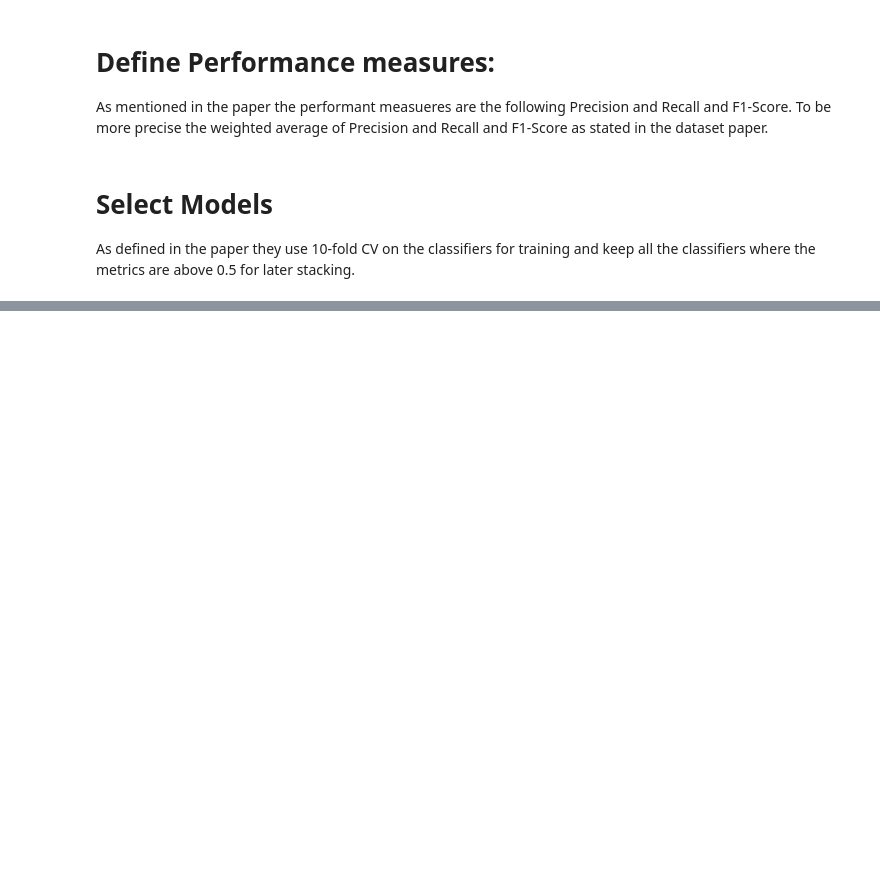
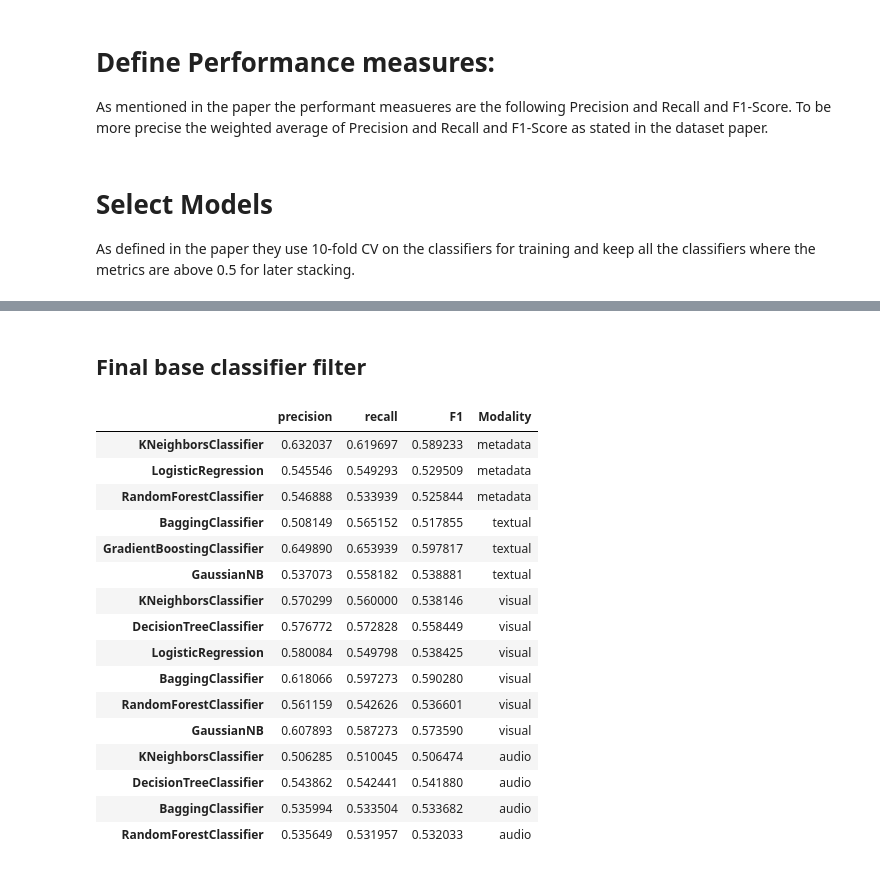
Before and after one commit to patrickFuerst/CoE_task, a Jupyter notebook: classifier_selection.ipynb, the cells around one changed output, grey strips where cells are left out. Cells and saved outputs as stored; diff of their text form; code cells hidden in the pictures; blank space fills up the shorter version.

```diff
--- a/classifier_selection.ipynb
+++ b/classifier_selection.ipynb
@@ -412,0 +605,31 @@ evaluate_models(X_onehotencoded, df_y)
+# %%
+from sklearn.preprocessing import StandardScaler,RobustScaler
+
+################## Use audio data  ###################
+display('################## Use audio data  ###################')
+
+df_movies = df_labled_movies.drop(['movie'],axis=1)
+df_train = pd.merge(df_movies,pd.DataFrame(df_audio_data_processed), on='filename')
+df_train.drop(['filename'],axis=1, inplace=True)
+display(df_train.head(5))
+df_X = df_train.drop('goodforairplane',axis=1)
+df_y = df_train['goodforairplane']
+
+
+display("---- RAW Data ----")
+metrics = evaluate_models(df_X, df_y)
+display(metrics)
+
+# save  the final table
+metrics['Modality'] = 'audio'
+df_final_results = df_final_results.append(metrics)
+
+display("---- Scaled Data ----")
+df_scaled_X = StandardScaler().fit_transform(df_X)
+metrics = evaluate_models(df_scaled_X, df_y)
+display(metrics)
+
+display("---- RobustScaler Data ----")
+df_scaled_X = RobustScaler().fit_transform(df_X)
+metrics = evaluate_models(df_scaled_X, df_y)
+display(metrics)
@@ -412,0 +677,24 @@ evaluate_models(X_onehotencoded, df_y)
+# %% [markdown]
+## Final base classifier filter
+# %%
+df_r = df_final_results
+df_r = df_r[ (df_r['precision'] > 0.5) & (df_r['recall'] > 0.5) & (df_r['F1'] > 0.5) ]
+display(df_r)
+# %% [output]
+|  | precision | recall | F1 | Modality |
+| KNeighborsClassifier | 0.632037 | 0.619697 | 0.589233 | metadata |
+| LogisticRegression | 0.545546 | 0.549293 | 0.529509 | metadata |
+| RandomForestClassifier | 0.546888 | 0.533939 | 0.525844 | metadata |
+| BaggingClassifier | 0.508149 | 0.565152 | 0.517855 | textual |
+| GradientBoostingClassifier | 0.649890 | 0.653939 | 0.597817 | textual |
+| GaussianNB | 0.537073 | 0.558182 | 0.538881 | textual |
+| KNeighborsClassifier | 0.570299 | 0.560000 | 0.538146 | visual |
+| DecisionTreeClassifier | 0.576772 | 0.572828 | 0.558449 | visual |
+| LogisticRegression | 0.580084 | 0.549798 | 0.538425 | visual |
+| BaggingClassifier | 0.618066 | 0.597273 | 0.590280 | visual |
+| RandomForestClassifier | 0.561159 | 0.542626 | 0.536601 | visual |
+| GaussianNB | 0.607893 | 0.587273 | 0.573590 | visual |
+| KNeighborsClassifier | 0.506285 | 0.510045 | 0.506474 | audio |
+| DecisionTreeClassifier | 0.543862 | 0.542441 | 0.541880 | audio |
+| BaggingClassifier | 0.535994 | 0.533504 | 0.533682 | audio |
+| RandomForestClassifier | 0.535649 | 0.531957 | 0.532033 | audio |
```
Also changed, not shown: parts of 9 cells of this notebook.
